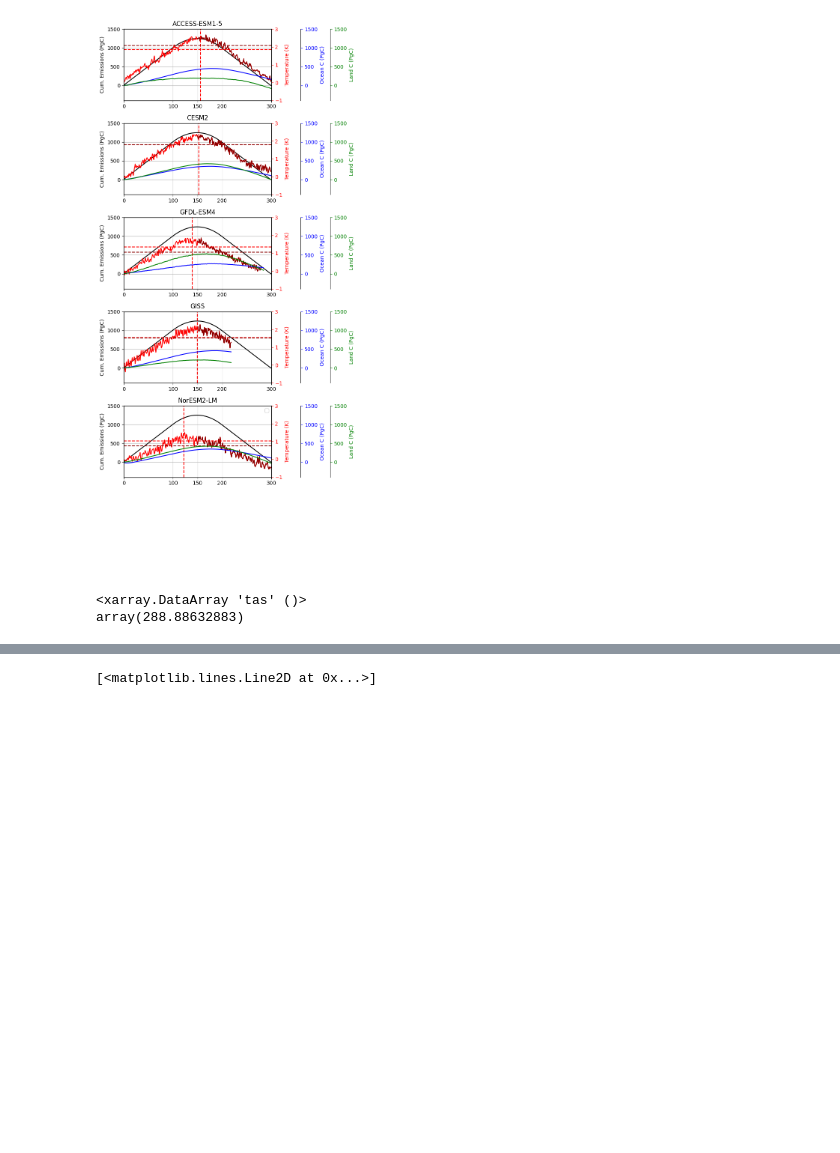
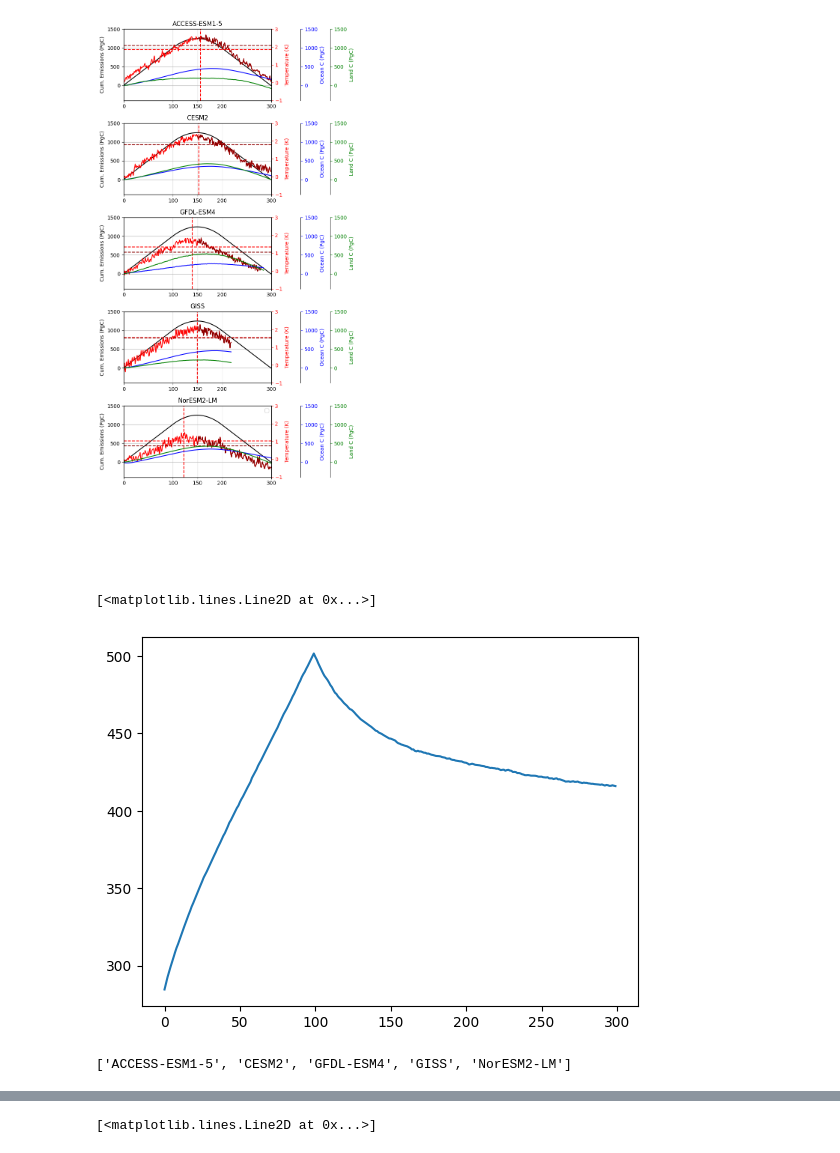
Before and after one commit to ckoven/esm-deck, a Jupyter notebook: flat10_scm_mac.ipynb, the cells around one changed output, grey strips where cells are left out. Drawn from its saved outputs; the diff is of its cells as text; code cells hidden in the pictures; blank space fills up the shorter version.

```diff
--- a/flat10_scm.ipynb
+++ b/flat10_scm_mac.ipynb
@@ -355,6 +355,8 @@ for m in mdls:
 
                         tmp=xr.concat((tmp10.where(tmp10['time.year'] < 1800, drop=True)[f],tmp[f]),'time')
                     tmp=tmp.groupby('time.year').mean()
+                    if len(tmp.shape)==2:
+                        tmp=tmp.sel(lat=0).sel(lon=0).drop('lev')
                     if len(tmp.shape)==3:
                         tmp=tmp.sel(lat=0).sel(lon=0).drop('lat').drop('lon')
                     if len(tmp.shape)==4:
@@ -717,8 +705,3 @@ NorESM2-LM
 No artists with labels found to put in legend.  Note that artists whose label start with an underscore are ignored when legend() is called with no argument.
 <matplotlib.legend.Legend at 0x...>
 [figure]
-# %%
-t100
-# %% [output]
-<xarray.DataArray 'tas' ()>
-array(288.88632883)
@@ -724,0 +713,27 @@ array(288.88632883)
+# %%
+def sfun(x,t):
+  out=x[0]*(1-np.exp(-t/x[1]))+x[2]*(1-np.exp(-t/x[3]))+x[4]*(1-np.exp(-t/x[5]))
+  return out
+
+def sffun(x,f):
+  impls=signal.convolve(sfun(x,np.arange(0,len(f))),f)
+
+  return impls
+
+def sresidfun(x,trg,f):
+  impls=sffun(x,f)
+  out=np.sum((impls[:len(trg)]-trg)**2)
+  return out
+
+
+Ccn0=ed['CESM2']['flat10-zec'].co2
+Tcn0=ed['CESM2']['flat10-zec'].tas-ed['CESM2']['flat10-zec'].tas[0]
+
+F0=5.35*np.log(Ccn0[:]/Ccn0[0])
+bnds = ((0., 10.), (.1, 10.),(0.,10.),(10.,100.),(0.,10.),(100.,1000.))
+sopt=scipy.optimize.minimize(lambda x: sresidfun(x,Tcn0[:],np.diff(F0)), [.01,5,.01,50,.01,500],bounds=bnds,method='SLSQP')
+# %%
+plt.plot(Ccn0)
+# %% [output]
+[<matplotlib.lines.Line2D at 0x...>]
+[figure, added]
@@ -724,0 +745,4 @@ array(288.88632883)
+# %%
+mdls
+# %% [output]
+['ACCESS-ESM1-5', 'CESM2', 'GFDL-ESM4', 'GISS', 'NorESM2-LM']
```
Also changed, not shown: parts of 7 cells of this notebook, 17 other files.
